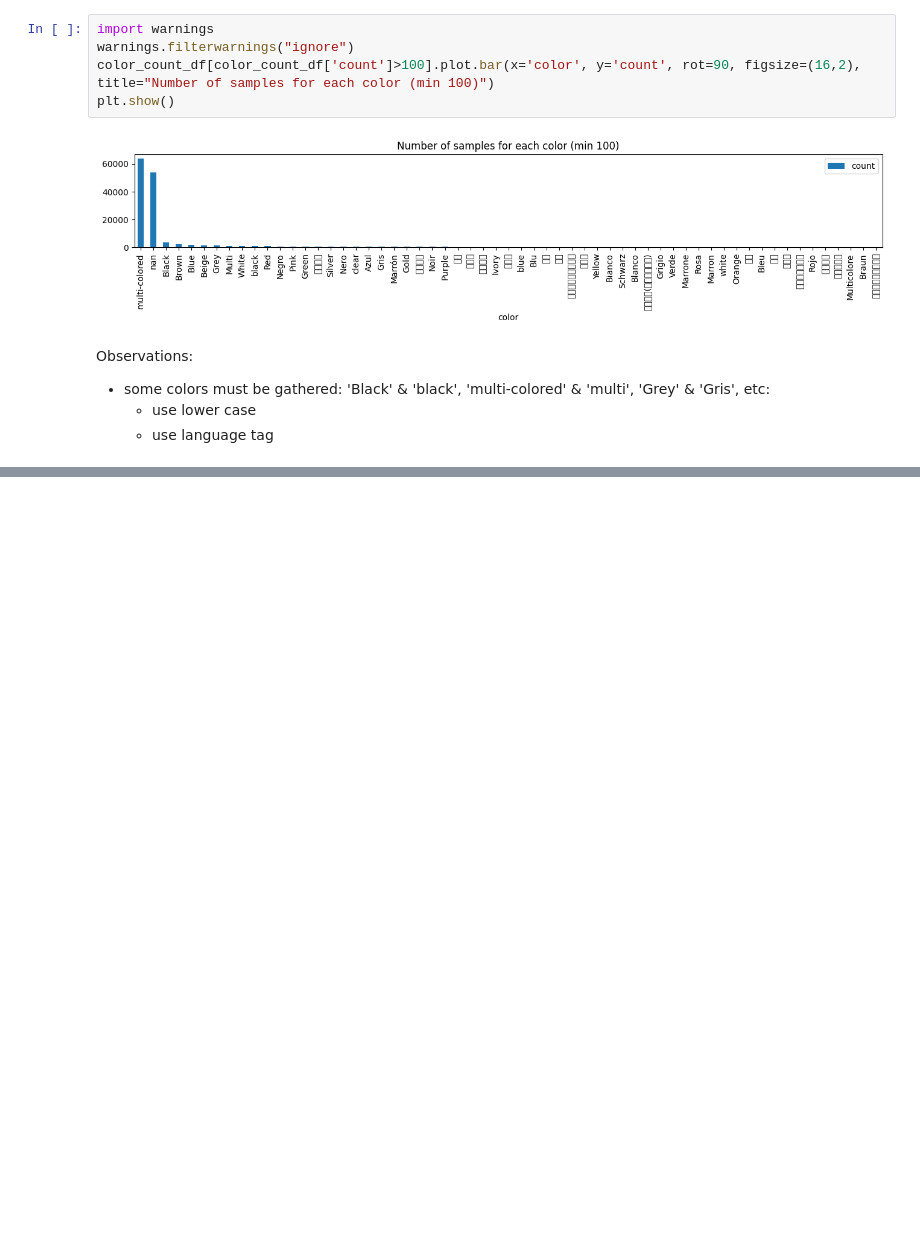
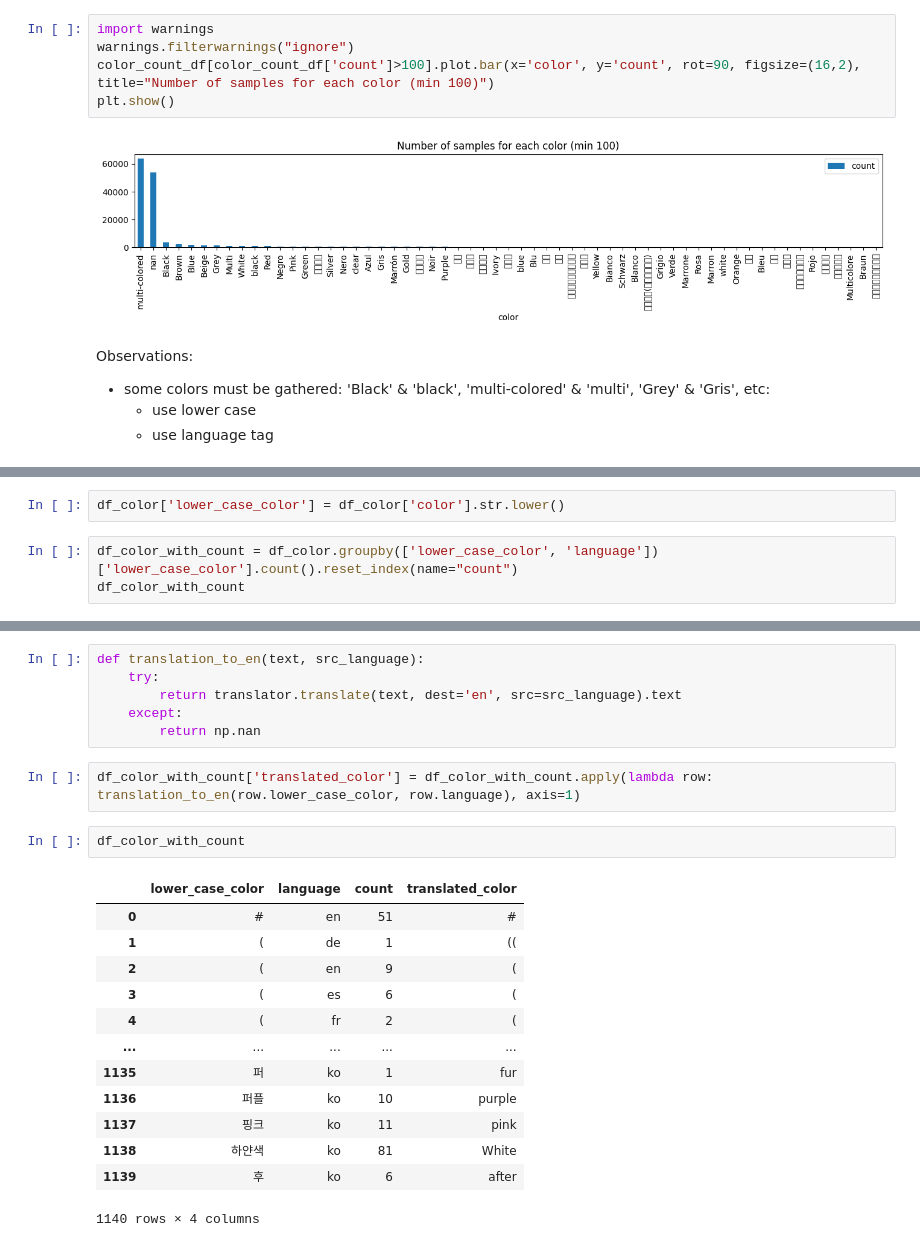
Before and after one commit to sicara/few-shot-style-transfer, a Jupyter notebook: notebooks/explore_dataset_class.ipynb, the cells around one changed output, grey strips where cells are left out. Drawn from its saved outputs; the diff is of its cells as text; blank space fills up the shorter version.

Commit message:
adds color translation test

```diff
--- a/notebooks/explore_dataset_class.ipynb
+++ b/notebooks/explore_dataset_class.ipynb
@@ -146,0 +185,5 @@ Observations:
+# %%
+df_color['lower_case_color'] = df_color['color'].str.lower()
+# %%
+df_color_with_count = df_color.groupby(['lower_case_color', 'language'])['lower_case_color'].count().reset_index(name="count")
+df_color_with_count
@@ -146,0 +204,24 @@ Observations:
+# %%
+def translation_to_en(text, src_language):
+    try:
+        return translator.translate(text, dest='en', src=src_language).text
+    except:
+        return np.nan
+# %%
+df_color_with_count['translated_color'] = df_color_with_count.apply(lambda row: translation_to_en(row.lower_case_color, row.language), axis=1)
+# %%
+df_color_with_count
+# %% [output]
+|  | lower_case_color | language | count | translated_color |
+| 0 | # | en | 51 | # |
+| 1 | ( | de | 1 | (( |
+| 2 | ( | en | 9 | ( |
+| 3 | ( | es | 6 | ( |
+| 4 | ( | fr | 2 | ( |
+| ... | ... | ... | ... | ... |
+| 1135 | 퍼 | ko | 1 | fur |
+| 1136 | 퍼플 | ko | 10 | purple |
+| 1137 | 핑크 | ko | 11 | pink |
+| 1138 | 하얀색 | ko | 81 | White |
+| 1139 | 후 | ko | 6 | after |
+1140 rows × 4 columns
```
Also changed, not shown: parts of 7 cells of this notebook, 1 other file.
